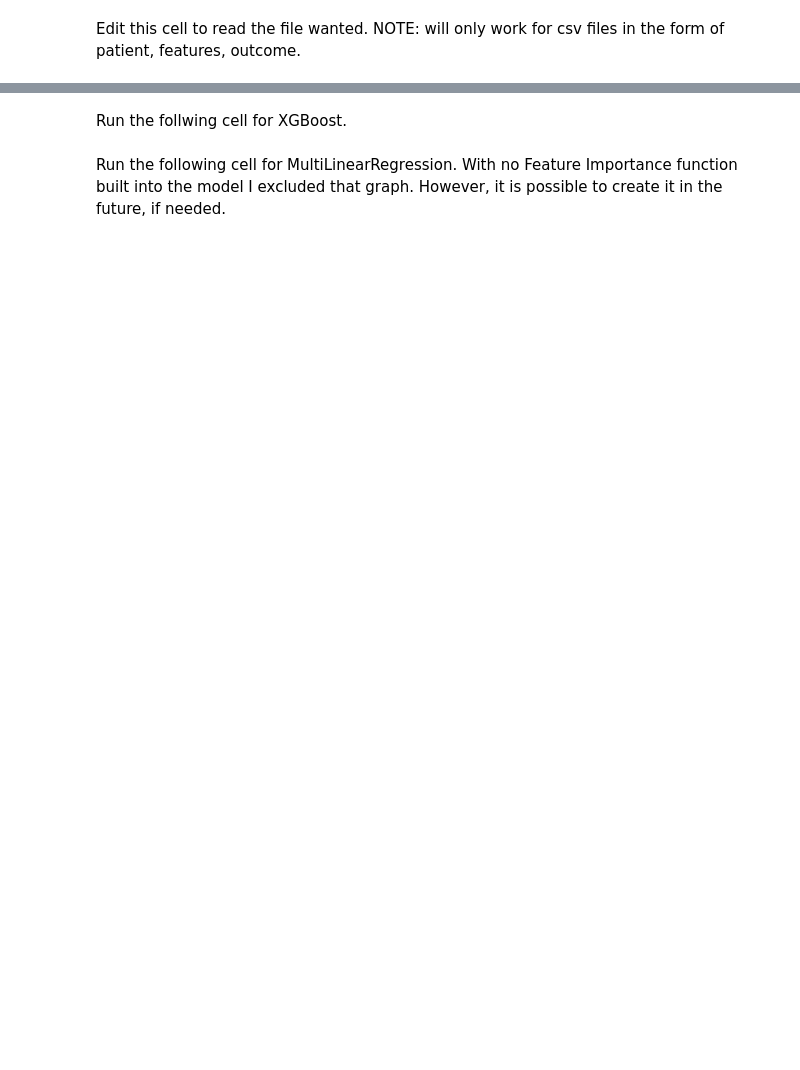
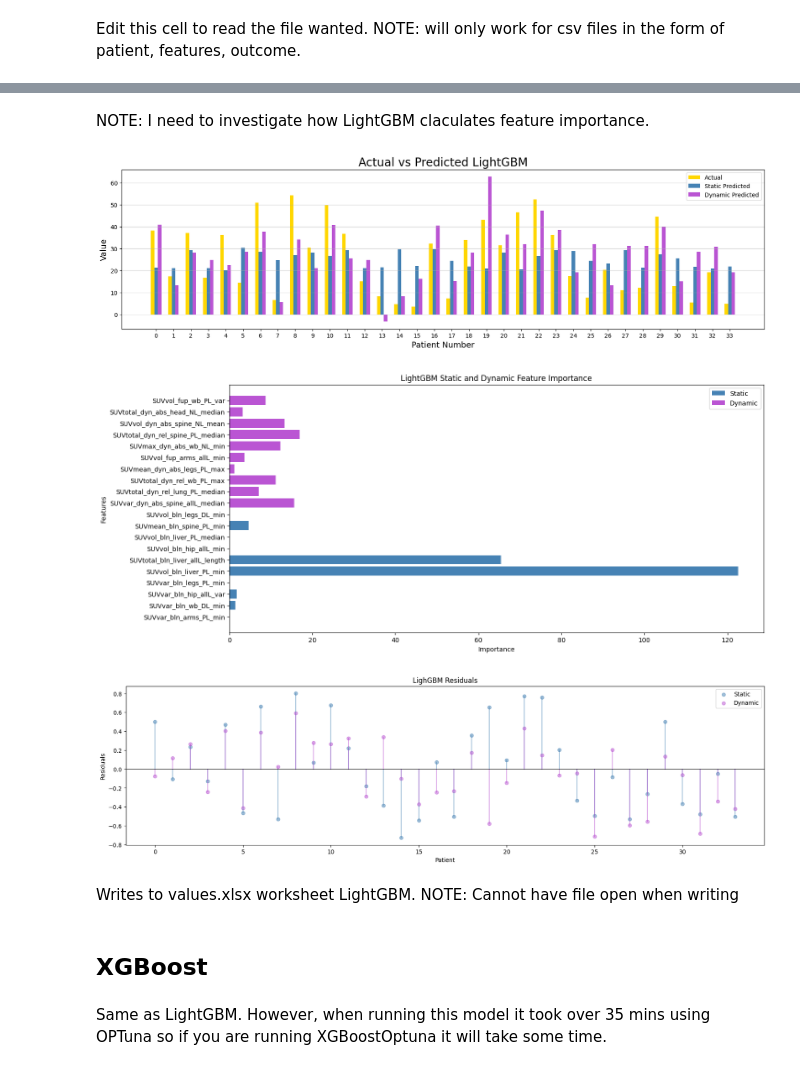
Before and after one commit to RyanMeeker/Patient-Prediction-Models, a Jupyter notebook: Run.ipynb, the cells around one changed output, grey strips where cells are left out. Drawn from its saved outputs; the diff is of its cells as text; code cells hidden in the pictures; blank space fills up the shorter version.

```diff
--- a/Run.ipynb
+++ b/Run.ipynb
@@ -64,11 +72,14 @@ Run the following cell for LightGBM. Add the number of trials you want optuna to
 # %%
 %run LightGBM.py
 # add your number of trails for optuna. longer trials -> better parameters, but longer runtime
-# n_trails = 150
-# lightGBMLOOOptuna(data, n_trails)
+# n_trails = 200
+# static_best_param = lightGBMLOOOptuna("selected_features_stat.csv", n_trails)
+# dyn_best_param = lightGBMLOOOptuna("selected_features_dyn.csv", n_trails)
 
-params = ParamStatic()
-# params = ParamDyn()
-mean_feature_importances, X, actual, predicted = lightGBMLOO(data, params)
+static_best_param = ParamStatic()
+dyn_best_param = ParamDyn()
 
+static_mean_feature_importances, static_X, static_actual, static_predicted = lightGBMLOO(static, static_best_param)
+print()
+dyn_mean_feature_importances, dyn_X, dyn_actual, dyn_predicted = lightGBMLOO(dynamic, dyn_best_param)
 # plots(data, params)
@@ -75,2 +101,0 @@ mean_feature_importances, X, actual, predicted = lightGBMLOO(data, params)
-# %% [markdown]
-Run the follwing cell for XGBoost.
@@ -81,2 +101,0 @@ lightGBMLOOOptuna(data, n)
-# %% [markdown]
-Run the following cell for MultiLinearRegression. With no Feature Importance function built into the model I excluded that graph. However, it is possible to create it in the future, if needed.
@@ -86,0 +102,16 @@ cof_list, actual, predicted, X= MLR(data) # will run the model and give you the
+# %% [markdown]
+NOTE: I need to investigate how LightGBM claculates feature importance.
+# %%
+import matplotlib.pyplot as plt
+%run LightGBM.py
+# actual, static, dyn
+ActualvsPredict(static_actual, static_predicted, dyn_predicted)
+FeatureImportance(static_mean_feature_importances, dyn_mean_feature_importances, static_X, dyn_X)
+residualPlot(static_actual, static_predicted, dyn_actual, dyn_predicted)
+# TODO: standardize feature importance.
+# %% [output]
+[figure, added]
+[figure, added]
+[figure, added]
+# %% [markdown]
+Writes to values.xlsx worksheet LightGBM. NOTE: Cannot have file open when writing
@@ -86,0 +129,4 @@ cof_list, actual, predicted, X= MLR(data) # will run the model and give you the
+# %% [markdown]
+## XGBoost
+# %% [markdown]
+Same as LightGBM. However, when running this model it took over 35 mins using OPTuna so if you are running XGBoostOptuna it will take some time.
```
Also changed, not shown: parts of 29 cells of this notebook, 9 other files.
